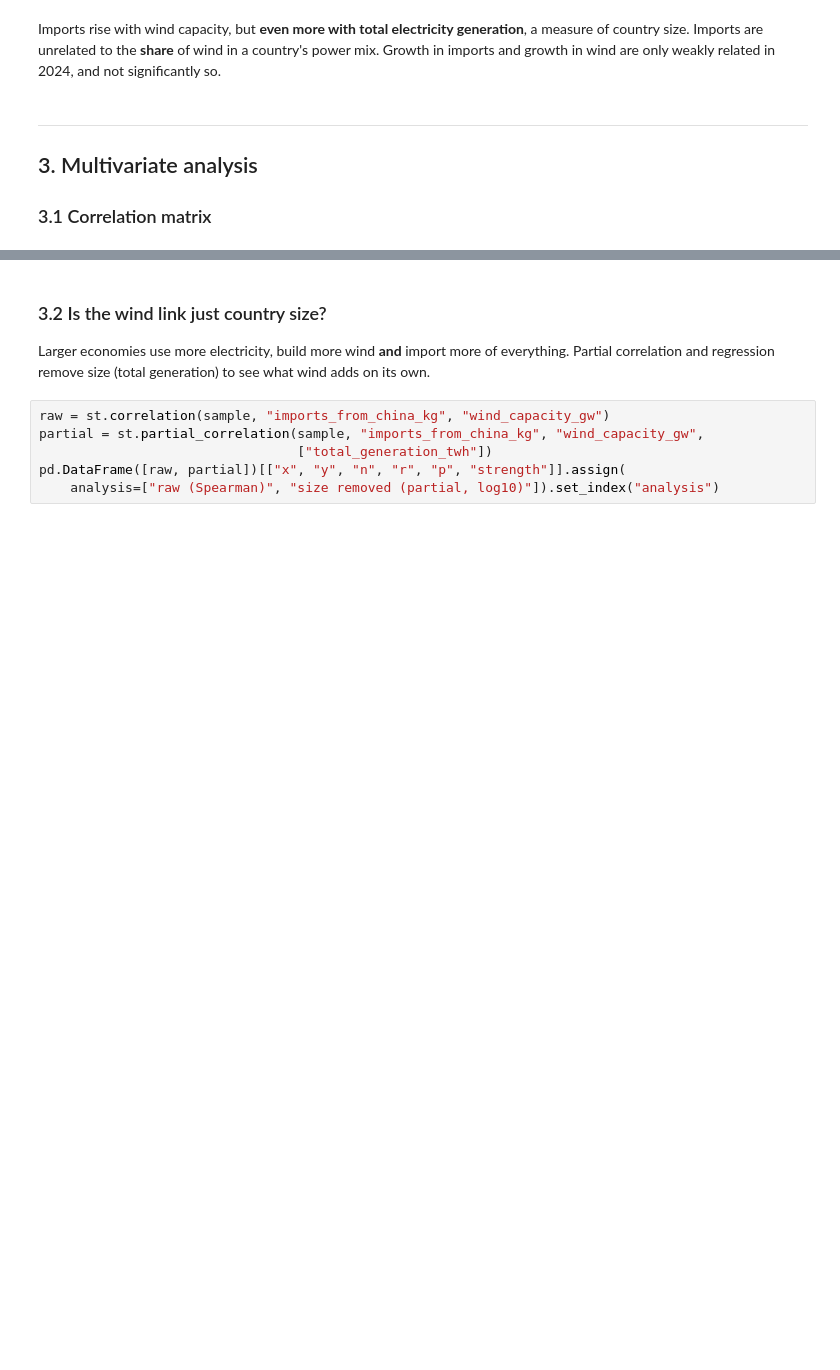
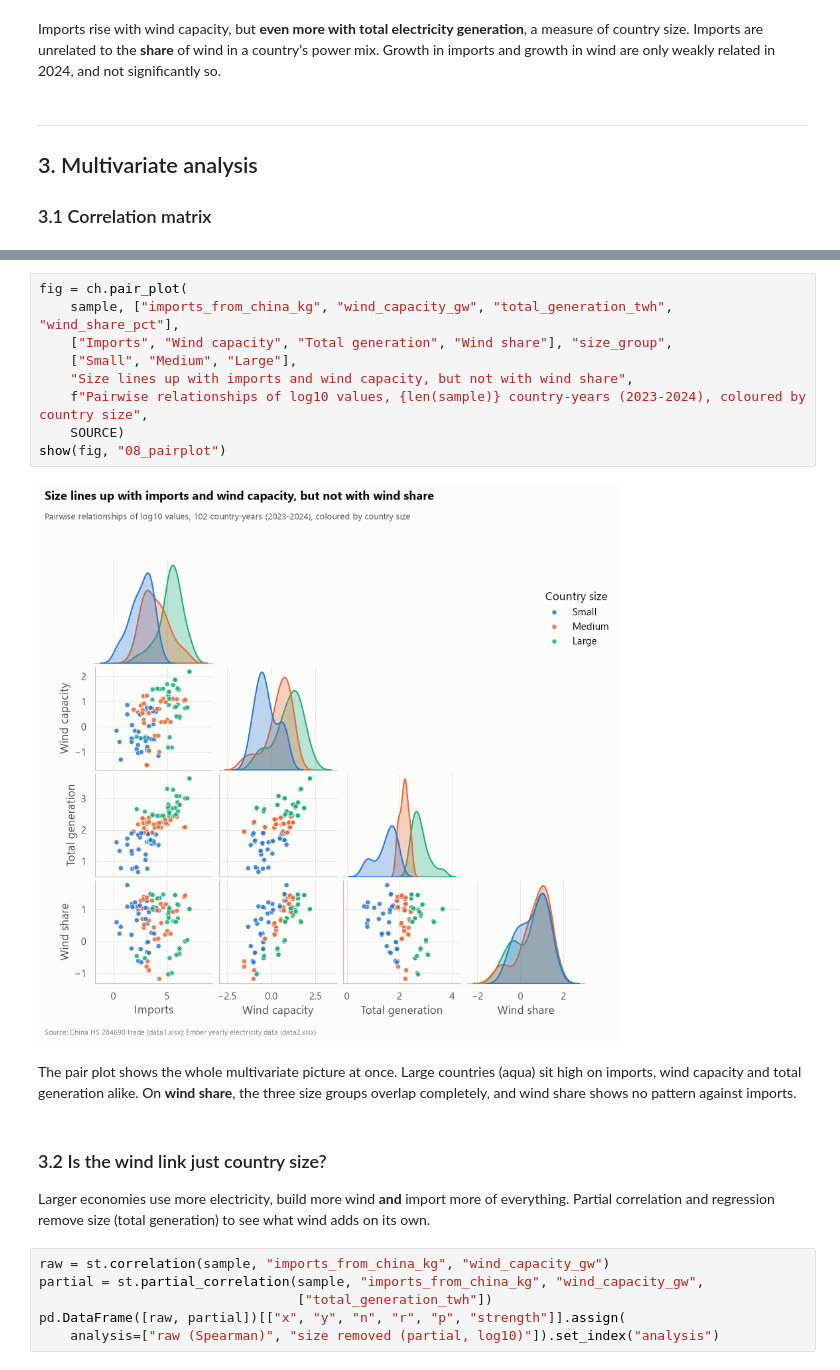
Before and after one commit to bolorbud-gif/business-analytics-portfolio, a Jupyter notebook: notebooks/02_eda_analysis.ipynb, the cells around one changed output, grey strips where cells are left out. Drawn from its saved outputs; the diff is of its cells as text; blank space fills up the shorter version.

```diff
--- a/notebooks/02_eda_analysis.ipynb
+++ b/notebooks/02_eda_analysis.ipynb
@@ -217,3 +228,18 @@ show(fig, "05_correlations")
+# %%
+fig = ch.pair_plot(
+    sample, ["imports_from_china_kg", "wind_capacity_gw", "total_generation_twh", "wind_share_pct"],
+    ["Imports", "Wind capacity", "Total generation", "Wind share"], "size_group",
+    ["Small", "Medium", "Large"],
+    "Size lines up with imports and wind capacity, but not with wind share",
+    f"Pairwise relationships of log10 values, {len(sample)} country-years (2023-2024), coloured by country size",
+    SOURCE)
+show(fig, "08_pairplot")
+# %% [output]
+[figure, added]
+# %% [markdown]
+The pair plot shows the whole multivariate picture at once. Large countries (aqua) sit high on
+imports, wind capacity and total generation alike. On **wind share**, the three size groups overlap
+completely, and wind share shows no pattern against imports.
 # %% [markdown]
 ### 3.2 Is the wind link just country size?
 
```
Also changed, not shown: parts of 19 cells of this notebook, 21 other files.
